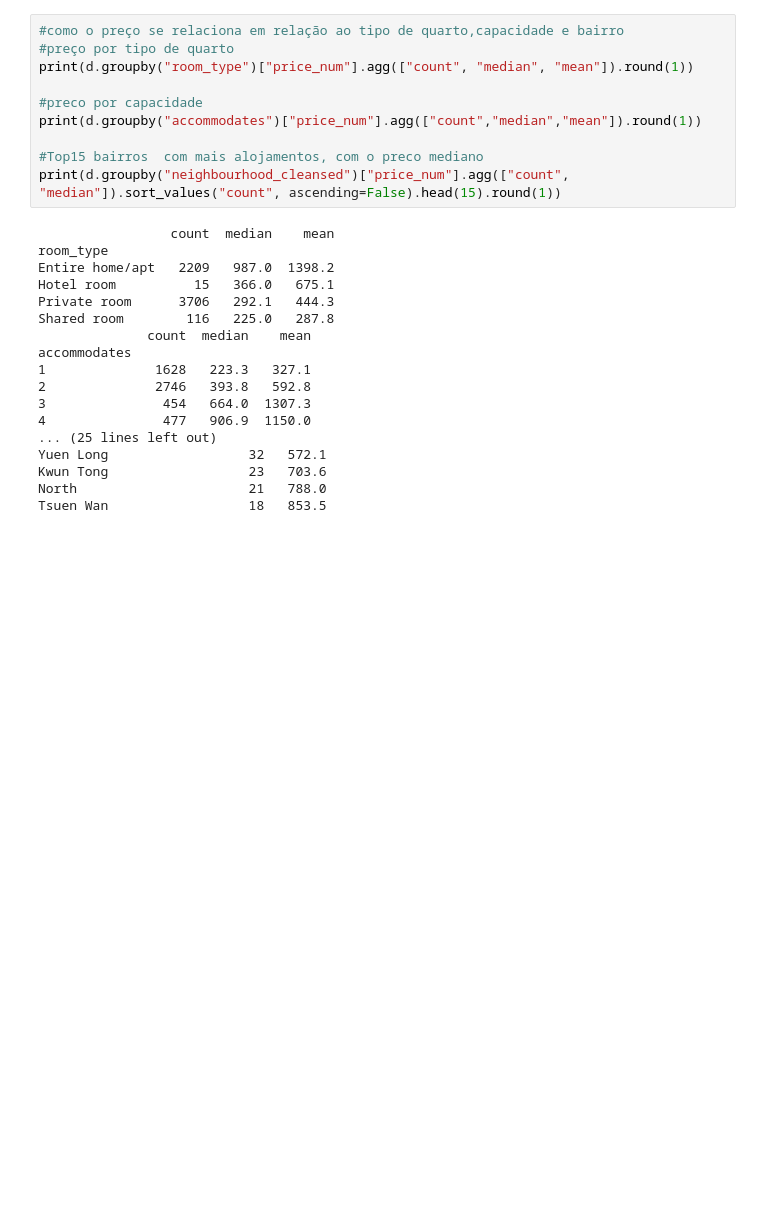
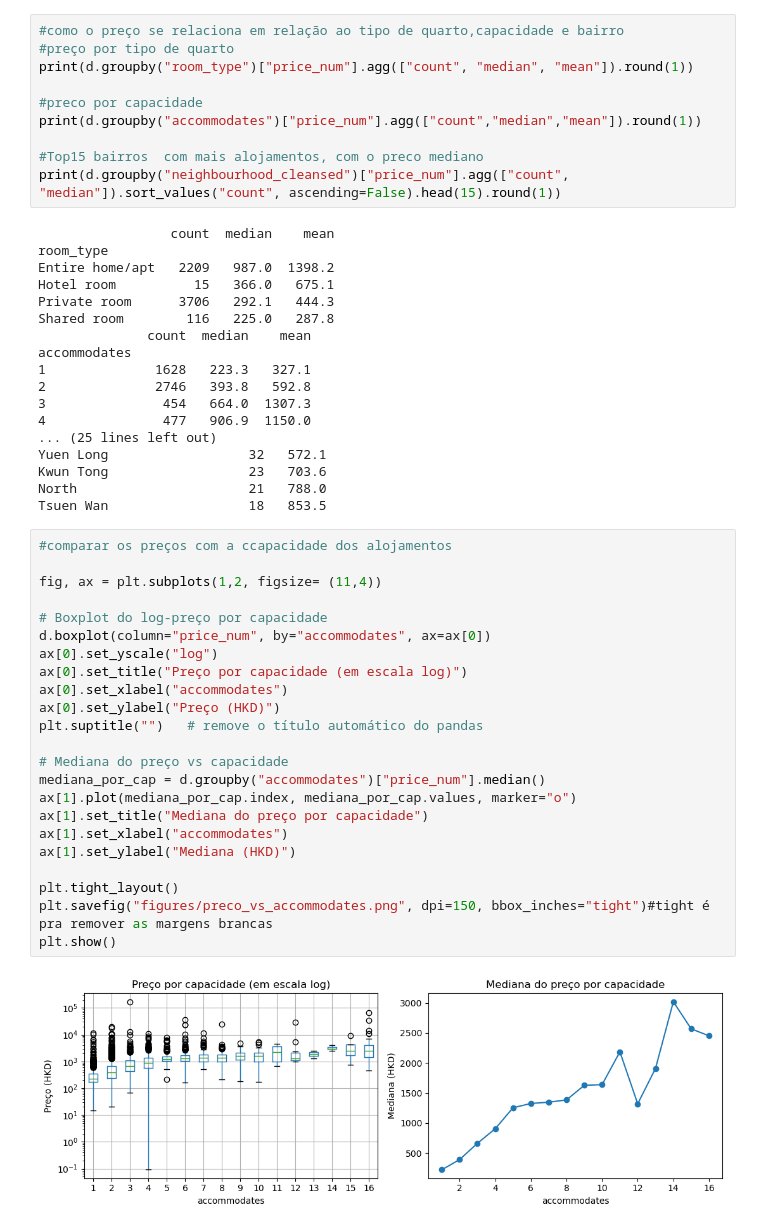
Before and after one commit to bernardonabais/projeto_ml_a55903, a Jupyter notebook: exploracao.ipynb, the cells around one changed output. Cells and saved outputs as stored; diff of their text form; blank space fills up the shorter version.

```diff
--- a/exploracao.ipynb
+++ b/exploracao.ipynb
@@ -173,3 +173,28 @@ Yuen Long                  32   572.1
 Kwun Tong                  23   703.6
 North                      21   788.0
 Tsuen Wan                  18   853.5
+# %%
+#comparar os preços com a ccapacidade dos alojamentos
+
+fig, ax = plt.subplots(1,2, figsize= (11,4))
+
+# Boxplot do log-preço por capacidade
+d.boxplot(column="price_num", by="accommodates", ax=ax[0])
+ax[0].set_yscale("log")
+ax[0].set_title("Preço por capacidade (em escala log)")
+ax[0].set_xlabel("accommodates")
+ax[0].set_ylabel("Preço (HKD)")
+plt.suptitle("")   # remove o título automático do pandas
+
+# Mediana do preço vs capacidade
+mediana_por_cap = d.groupby("accommodates")["price_num"].median()
+ax[1].plot(mediana_por_cap.index, mediana_por_cap.values, marker="o")
+ax[1].set_title("Mediana do preço por capacidade")
+ax[1].set_xlabel("accommodates")
+ax[1].set_ylabel("Mediana (HKD)")
+
+plt.tight_layout()
+plt.savefig("figures/preco_vs_accommodates.png", dpi=150, bbox_inches="tight")#tight é pra remover as margens brancas
+plt.show()
+# %% [output]
+[figure, added]
```
Also changed, not shown: parts of 12 cells of this notebook, 3 other files.
